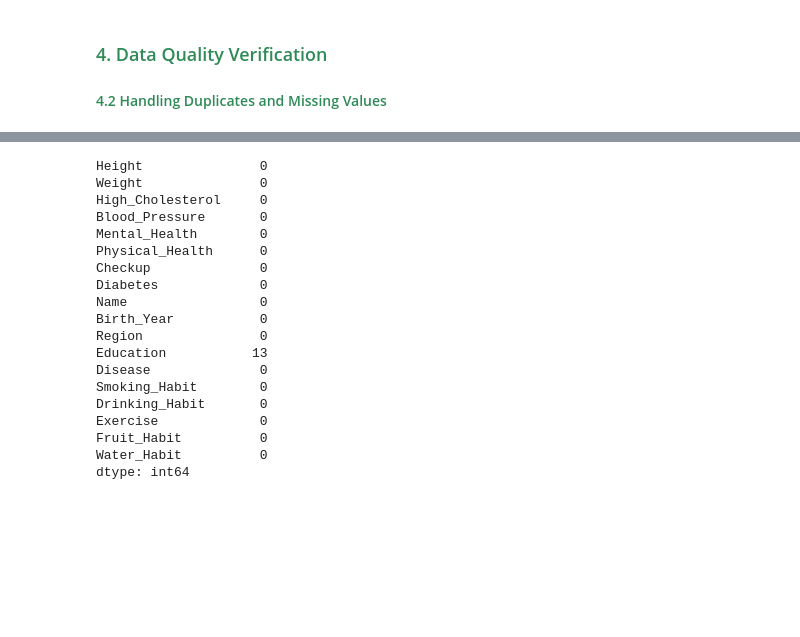
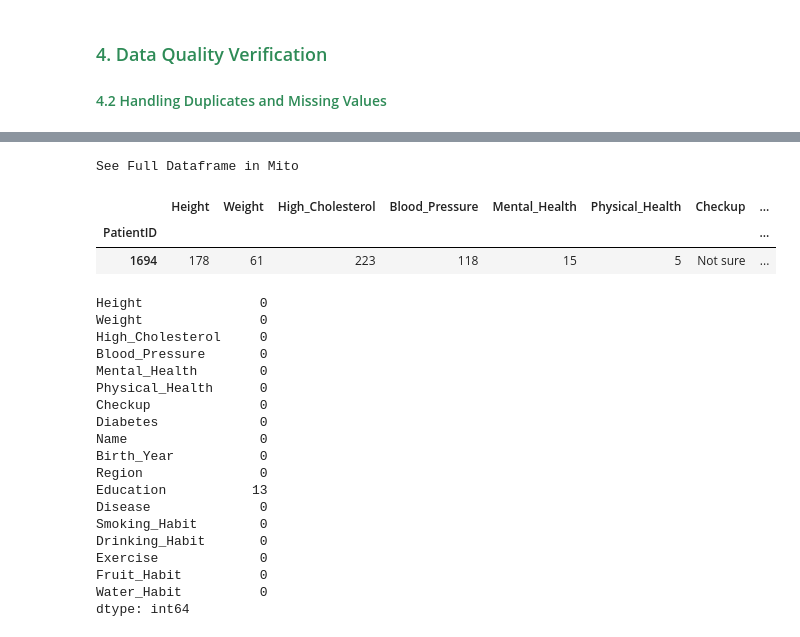
Before and after one commit to Danielfranco7/sharing-github, a Jupyter notebook: The Smith Parasite - Data Description.ipynb, the cells around one changed output, grey strips where cells are left out. Cells and saved outputs as stored; diff of their text form; code cells hidden in the pictures; blank space fills up the shorter version.

```diff
--- a/The Smith Parasite - Data Description.ipynb
+++ b/The Smith Parasite - Data Description.ipynb
@@ -277,3 +292,11 @@ plt.show()
+# %%
+# Checking duplicates
+train_data[train_data.duplicated('Name')]
+# %% [output]
+See Full Dataframe in Mito
+|  | Height | Weight | High_Cholesterol | Blood_Pressure | Mental_Health | Physical_Health | Checkup | ... |
+| PatientID |  |  |  |  |  |  |  | ... |
+| 1694 | 178 | 61 | 223 | 118 | 15 | 5 | Not sure | ... |
 # %%
 train_data.isna().sum()
 #The only NA are from education, one solution might be to create a new category as "No Education Information", for the 13 missing values
```
Also changed, not shown: parts of 25 cells of this notebook.
